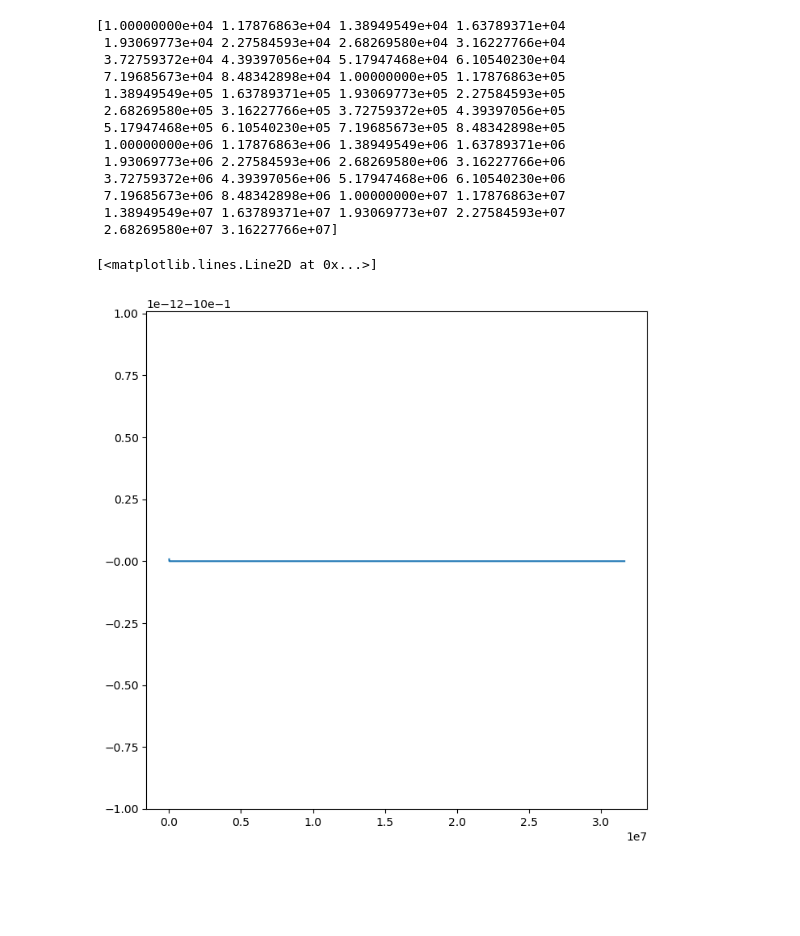
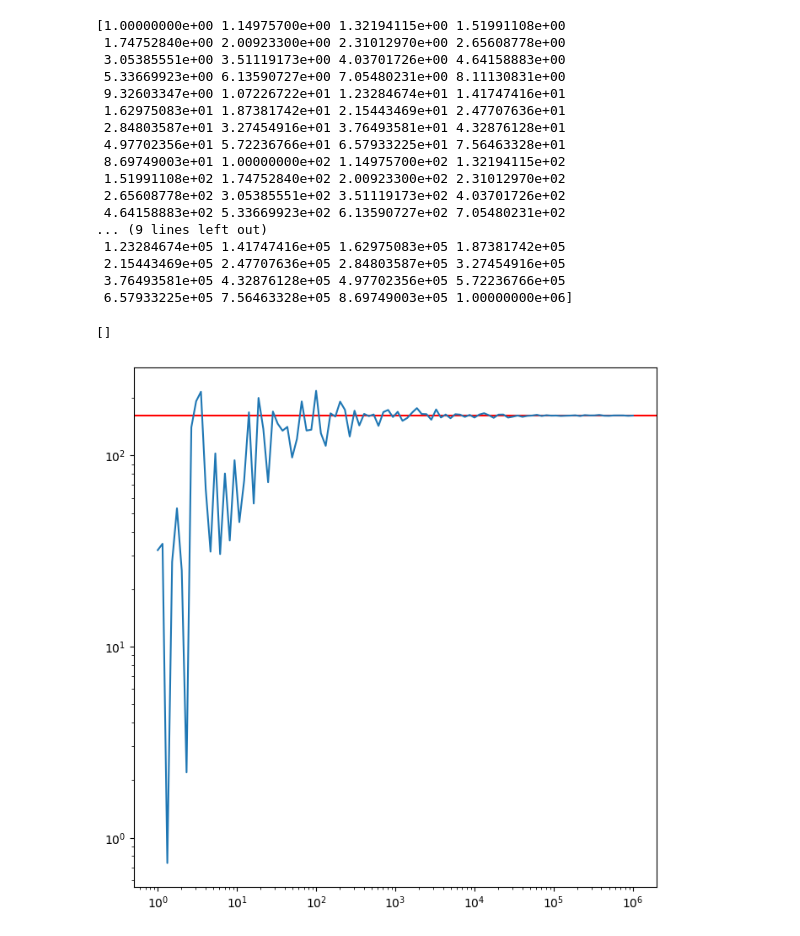
Before and after one commit to Diego-Albano/astrostatistics_bicocca_2025, a Jupyter notebook: working/W3/W3-1.ipynb, the cells around one changed output. Cells and saved outputs as stored; diff of their text form; code cells hidden in the pictures; blank space fills up the shorter version.

```diff
--- a/working/W3/W3-1.ipynb
+++ b/working/W3/W3-1.ipynb
@@ -60,33 +60,42 @@ for i in tqdm(std):
 # %%
+#sbagliato, la mia funzione (fun2) calcola il valore della gaussiana data una certa x e una std.
+#Nel ciclo for cambia il numero di "x" che uso, quindi il risultato dovrebbe essere sempre più accurato, ma non sembra funzionare
+#funziona perché al posto mostrare "integral", mostravo l'errore percentuale tra integral e 2 sigma^4
 std = 3
-array = np.logspace(4, 7.5)
+array = np.logspace(0, 6, 100)
 results = []
 print(array)
 
 for i in tqdm(array):
 
-    distG = scipy.stats.norm(loc =0 , scale=std)
+    distG = scipy.stats.norm(loc=0 , scale=std)
     draws = distG.rvs(np.int64(i))
 
     integral = np.mean(fun2(np.abs(draws), std))
 
-    results.append((integral-2*pow(i,4))/(2*pow(i,4)))
+    results.append(integral)
 # %% [output]
-[1.00000000e+04 1.17876863e+04 1.38949549e+04 1.63789371e+04
- 1.93069773e+04 2.27584593e+04 2.68269580e+04 3.16227766e+04
- 3.72759372e+04 4.39397056e+04 5.17947468e+04 6.10540230e+04
- 7.19685673e+04 8.48342898e+04 1.00000000e+05 1.17876863e+05
- 1.38949549e+05 1.63789371e+05 1.93069773e+05 2.27584593e+05
- 2.68269580e+05 3.16227766e+05 3.72759372e+05 4.39397056e+05
- 5.17947468e+05 6.10540230e+05 7.19685673e+05 8.48342898e+05
- 1.00000000e+06 1.17876863e+06 1.38949549e+06 1.63789371e+06
- 1.93069773e+06 2.27584593e+06 2.68269580e+06 3.16227766e+06
- 3.72759372e+06 4.39397056e+06 5.17947468e+06 6.10540230e+06
- 7.19685673e+06 8.48342898e+06 1.00000000e+07 1.17876863e+07
- 1.38949549e+07 1.63789371e+07 1.93069773e+07 2.27584593e+07
- 2.68269580e+07 3.16227766e+07]
+[1.00000000e+00 1.14975700e+00 1.32194115e+00 1.51991108e+00
+ 1.74752840e+00 2.00923300e+00 2.31012970e+00 2.65608778e+00
+ 3.05385551e+00 3.51119173e+00 4.03701726e+00 4.64158883e+00
+ 5.33669923e+00 6.13590727e+00 7.05480231e+00 8.11130831e+00
+ 9.32603347e+00 1.07226722e+01 1.23284674e+01 1.41747416e+01
+ 1.62975083e+01 1.87381742e+01 2.15443469e+01 2.47707636e+01
+ 2.84803587e+01 3.27454916e+01 3.76493581e+01 4.32876128e+01
+ 4.97702356e+01 5.72236766e+01 6.57933225e+01 7.56463328e+01
+ 8.69749003e+01 1.00000000e+02 1.14975700e+02 1.32194115e+02
+ 1.51991108e+02 1.74752840e+02 2.00923300e+02 2.31012970e+02
+ 2.65608778e+02 3.05385551e+02 3.51119173e+02 4.03701726e+02
+ 4.64158883e+02 5.33669923e+02 6.13590727e+02 7.05480231e+02
+... (9 lines left out)
+ 1.23284674e+05 1.41747416e+05 1.62975083e+05 1.87381742e+05
+ 2.15443469e+05 2.47707636e+05 2.84803587e+05 3.27454916e+05
+ 3.76493581e+05 4.32876128e+05 4.97702356e+05 5.72236766e+05
+ 6.57933225e+05 7.56463328e+05 8.69749003e+05 1.00000000e+06]
 # %%
+plt.axhline(2*std**4, c='red')
 plt.plot(array, results)
+plt.loglog()
 # %% [output]
-[<matplotlib.lines.Line2D at 0x...>]
+[]
-[figure, old version]
+[figure, new version]
```
Also changed, not shown: parts of 2 cells of this notebook.
